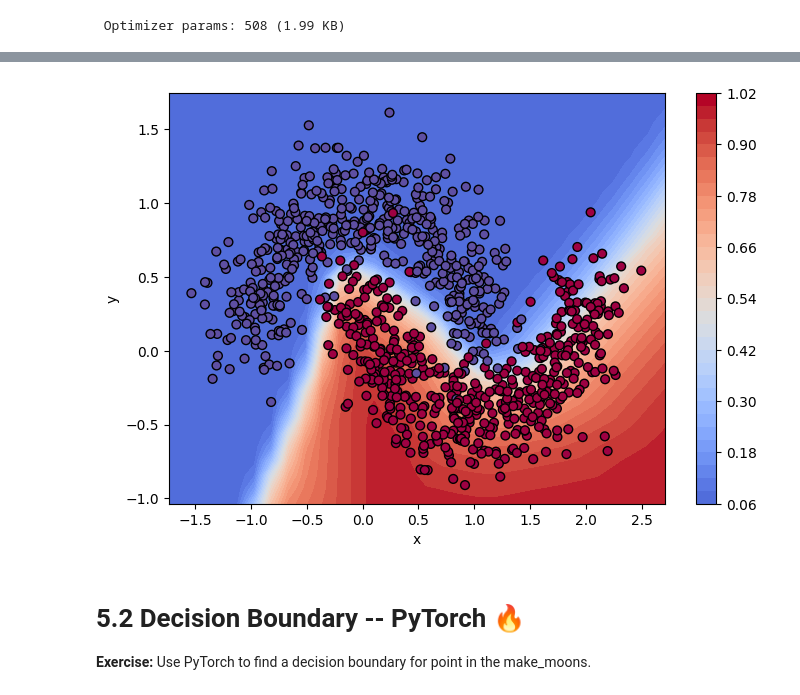
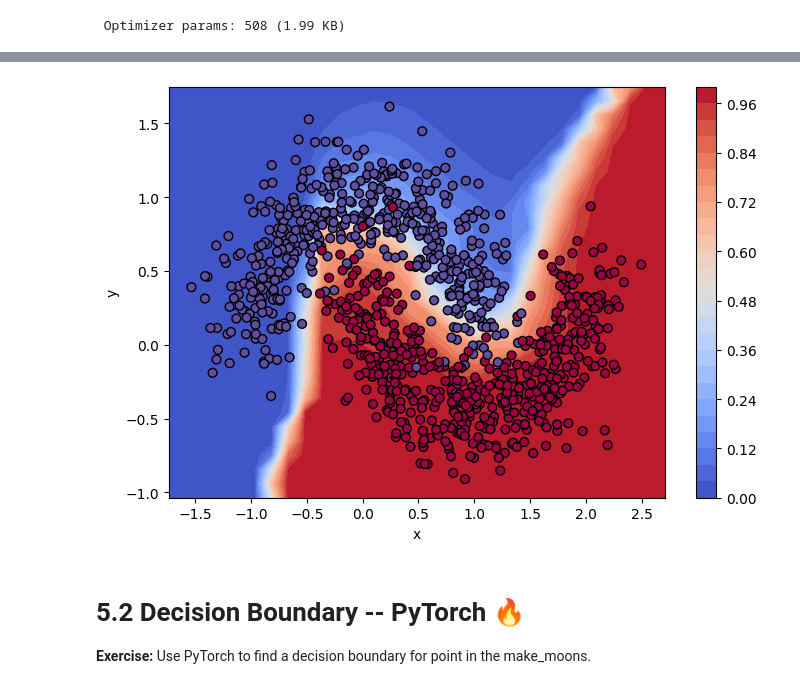
Before and after one commit to tannialhernandez/topicosAvanzadosAnalitica, a Jupyter notebook: E3-NeuralNetwork/E5-NeuralNetworksKeras.ipynb, the cells around one changed output, grey strips where cells are left out. Saved outputs shown, nothing was run; the diff lists cells and outputs as text; code cells hidden in the pictures.

Commit message:
fix final model

```diff
--- a/E3-NeuralNetwork/E5-NeuralNetworksKeras.ipynb
+++ b/E3-NeuralNetwork/E5-NeuralNetworksKeras.ipynb
@@ -205,0 +181,20 @@ Epoch 10/70
+# %%
+best_hps = tuner.get_best_hyperparameters(num_trials=1)[0]
+model = tuner.hypermodel.build(best_hps)
+hp_history = model.fit(x_train, y_train, validation_split=0.2, batch_size=7, epochs=70, verbose=1)
+
+train_loss = hp_history.history['loss']
+val_loss = hp_history.history['val_loss']
+epochs = range(1, len(train_loss) + 1)
+
+# Plot the loss curves
+plt.figure(figsize=(10, 6))
+plt.plot(epochs, train_loss, 'b', label='Training Loss')  # 'b' for blue line
+plt.plot(epochs, val_loss, 'r', label='Validation Loss')  # 'r' for red line
+plt.xlabel('Epochs')
+plt.ylabel('Loss')
+plt.title('Training and Validation Loss')
+plt.legend()
+plt.grid(True)
+
+plt.show()
@@ -229,7 +243,8 @@ Model: "sequential_1"
  Non-trainable params: 0 (0.00 B)
  Optimizer params: 508 (1.99 KB)
 # %%
-# model = hp_history
+# Train the model using the optimal number of epochs.
+model.fit(x_train, y_train, validation_split=0.2, batch_size=7, epochs=68, verbose=1)
 
 def model_train(X, y):
     model = Sequential()
@@ -294,4 +309,4 @@ plot_decision_region(model, x_train, pred_fun, y_train)
-[figure, old version]
+[figure, new version]
 # %% [markdown]
 # 5.2 Decision Boundary -- PyTorch 🔥
 
```
Also changed, not shown: parts of 3 cells of this notebook.
